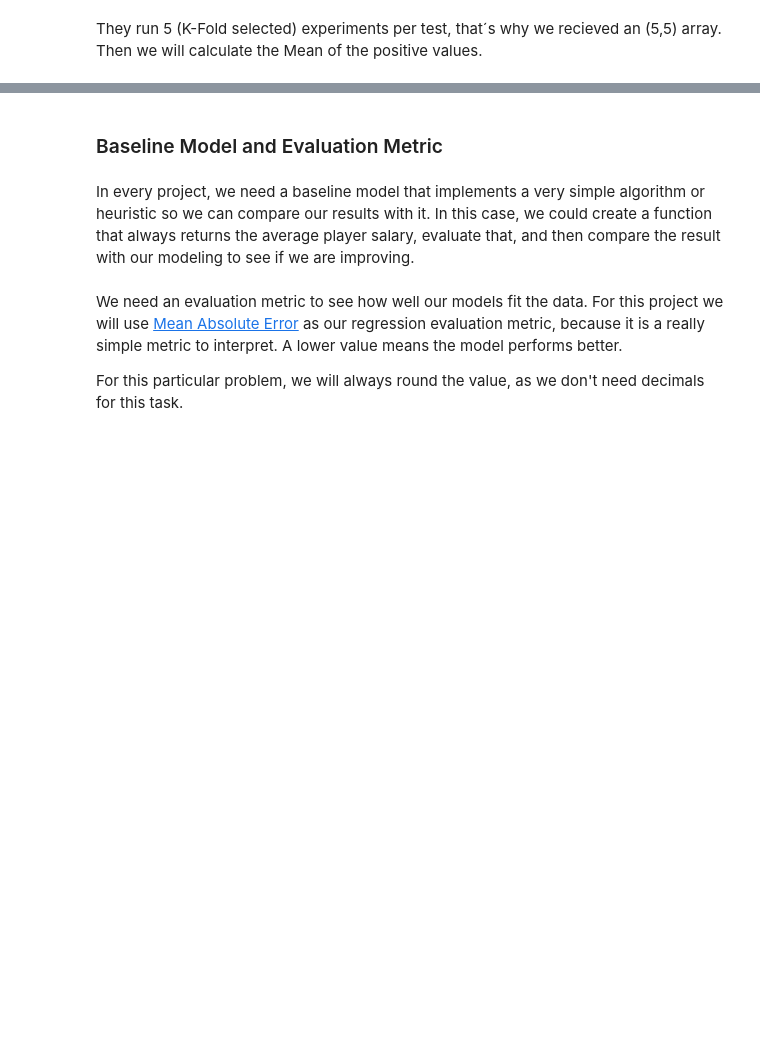
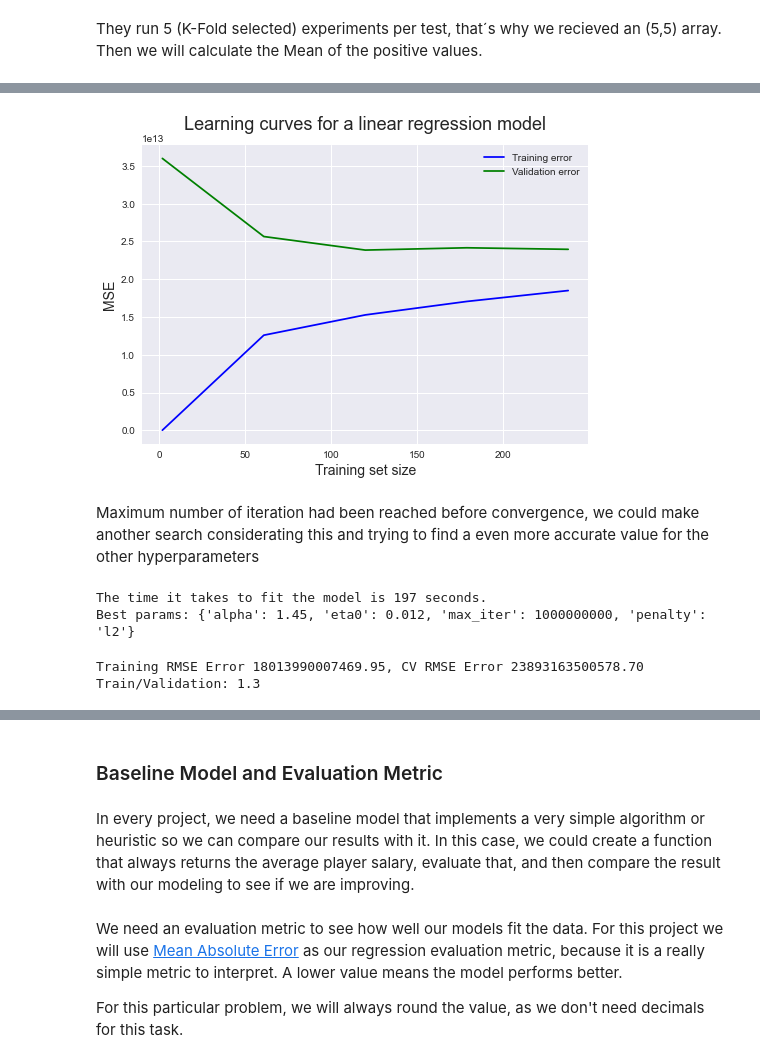
Before and after one commit to santiagoromero20/NBAPredictions, a Jupyter notebook: NBAPredictions.ipynb, the cells around one changed output, grey strips where cells are left out. Saved outputs shown, nothing was run; the diff lists cells and outputs as text; code cells hidden in the pictures; blank space fills up the shorter version.

```diff
--- a/NBAPredictions.ipynb
+++ b/NBAPredictions.ipynb
@@ -1035,0 +1123,30 @@ importlib.reload(preprocessing)
+# %%
+train_sizes, train_scores, validation_scores = learning_curve(grid.best_estimator_, X, y, cv=5, scoring="neg_mean_squared_error", n_jobs=-1, train_sizes=np.linspace(0.01, 1.0, 5), shuffle=True)
+visualizations.plot_learning_curve(train_sizes, train_scores, validation_scores, "MSE", "Training set size", "Learning curves for a linear regression model")
+# %% [output]
+[figure, added]
+# %% [markdown]
+Maximum number of iteration had been reached before convergence, we could make another search considerating this and trying to find a even more accurate value for the other hyperparameters
+# %%
+parameters = {
+    'penalty':('l2', 'l1', 'elasticnet'), #The 3 differnt Regularization techniques
+    'alpha':[1.3, 1.35, 1.40, 1.45], #Constant that multiplies the regularization term. The higher the value, the stronger the regularization
+    'eta0':[0.0001, 0.001, 0.01, 0.012, 0.014], #The initial learning rate for the ‘constant’, ‘invscaling’ or ‘adaptive’ schedules. The default value is 0.01.
+    'max_iter':[100000000,1000000000], #Epochs
+    }
+
+estimator = SGDRegressor()
+grid = GridSearchCV(estimator, param_grid=parameters, cv=3, scoring="neg_mean_squared_error", return_train_score=True)
+inicio = time.time()
+grid.fit(X_train, y_train)
+fin = time.time()
+print("The time it takes to fit the model is",round(fin-inicio),"seconds.")
+print("Best params: "+str(grid.best_params_))
+# %% [output]
+The time it takes to fit the model is 197 seconds.
+Best params: {'alpha': 1.45, 'eta0': 0.012, 'max_iter': 1000000000, 'penalty': 'l2'}
+# %%
+aux.get_errors(grid.cv_results_)
+# %% [output]
+Training RMSE Error 18013990007469.95, CV RMSE Error 23893163500578.70
+Train/Validation: 1.3
```
Also changed, not shown: parts of 21 cells of this notebook.
